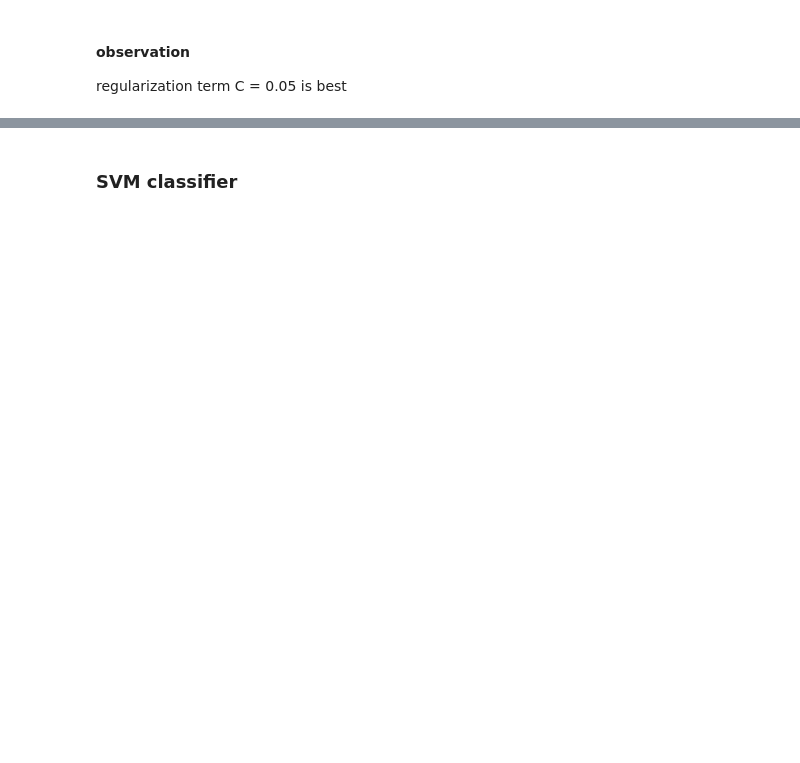
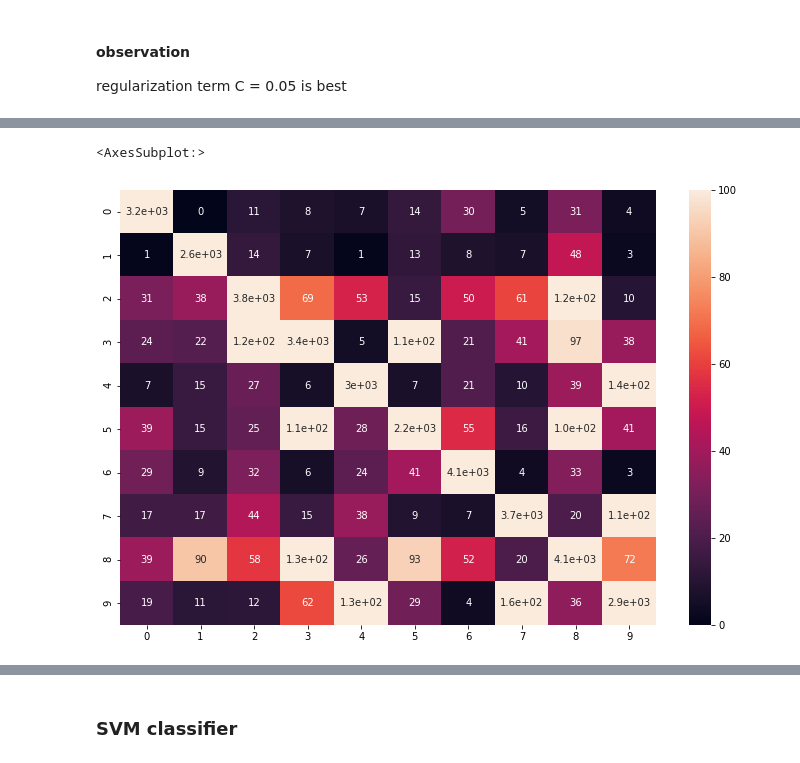
Before and after one commit to Sampeipei/ML_Process_Examples, a Jupyter notebook: fy_9ue5t/02_SVM_model.ipynb, the cells around one changed output, grey strips where cells are left out. Saved outputs shown, nothing was run; the diff lists cells and outputs as text; code cells hidden in the pictures; blank space fills up the shorter version.

```diff
--- a/fy_9ue5t/02_SVM_model.ipynb
+++ b/fy_9ue5t/02_SVM_model.ipynb
@@ -201,3 +201,9 @@ sns.scatterplot(data=df_result_list, x="C", y="acc")
 # %% [markdown]
 #### observation
 regularization term C = 0.05 is best
+# %%
+# accuracy score
+y_linsvc_gs_train_scaled_pred = cross_val_predict(
+    linsvc_clf_gs.best_estimator_, X_train_scaled, y_train, cv=3)
+accuracy_score_linsvc_gs_train_scaled = accuracy_score(y_linsvc_gs_train_scaled_pred, y_train)
+print(accuracy_score_linsvc_gs_train_scaled)
@@ -203,0 +212,4 @@ regularization term C = 0.05 is best
+# %%
+# confusion matrix value
+matric_linsvc_gs_train_scaled = confusion_matrix(y_train, y_linsvc_gs_train_scaled_pred)
+matric_linsvc_gs_train_scaled
@@ -203,0 +228,7 @@ regularization term C = 0.05 is best
+# %%
+# confusion matrix plot
+plt.figure(figsize=(12,8))
+sns.heatmap(matric_linsvc_gs_train_scaled, annot=True, vmin=0, vmax=100)
+# %% [output]
+<AxesSubplot:>
+[figure, added]
```
Also changed, not shown: parts of 31 cells of this notebook, 1 other file.
